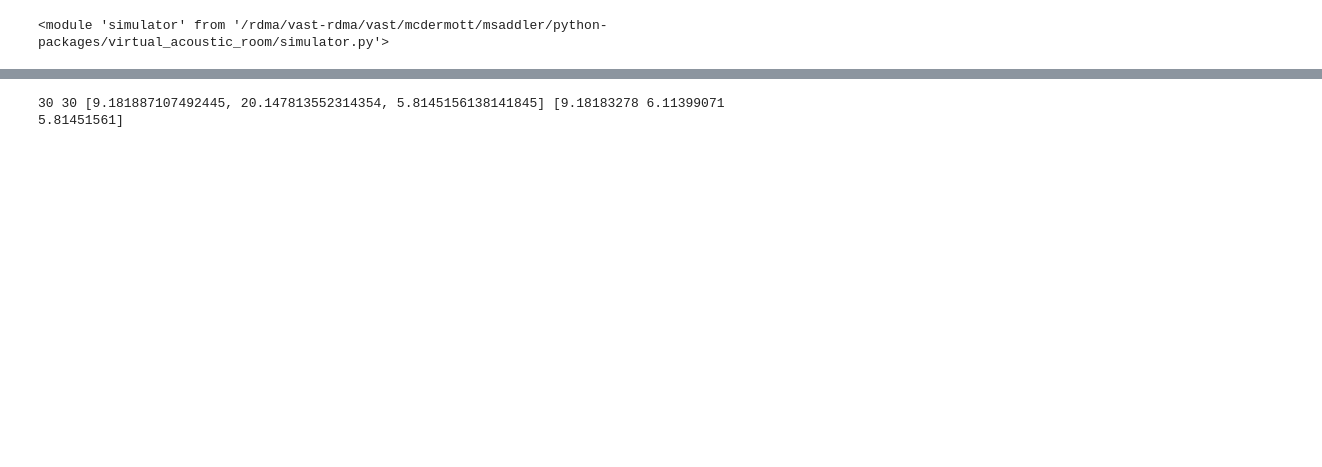
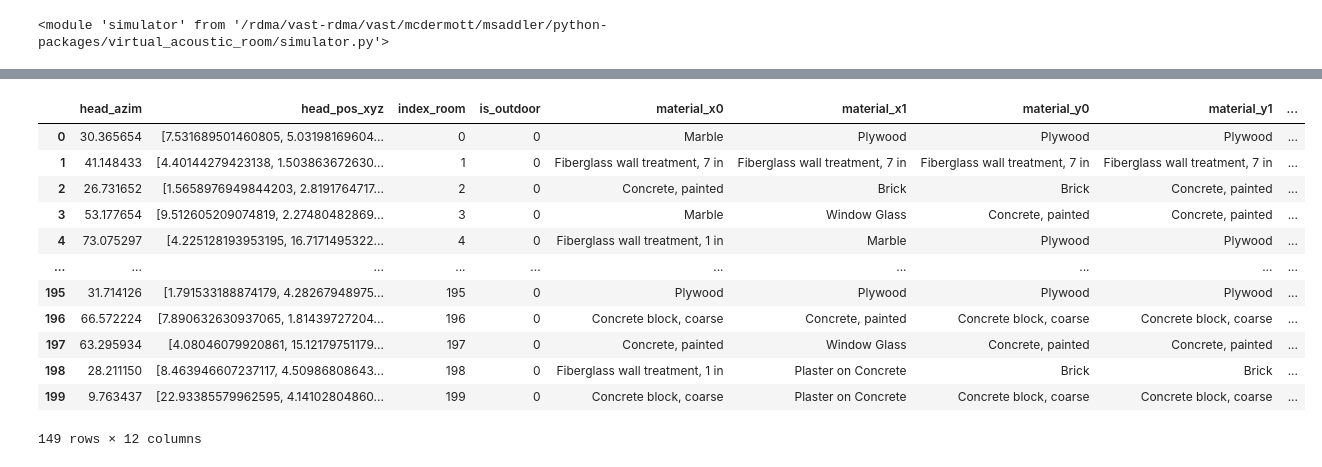
Before and after one commit to msaddler/virtual_acoustic_room, a Jupyter notebook: notebook_scratch.ipynb, the cells around one changed output, grey strips where cells are left out. Cells and saved outputs as stored; diff of their text form; code cells hidden in the pictures; blank space fills up the shorter version.

```diff
--- a/notebook_scratch.ipynb
+++ b/notebook_scratch.ipynb
@@ -191,15 +271,34 @@ plt.show()
+# %%
+df_room[df_room.is_outdoor == 0]
+# %% [output]
+|  | head_azim | head_pos_xyz | index_room | is_outdoor | material_x0 | material_x1 | material_y0 | material_y1 | ... |
+| 0 | 30.365654 | [7.531689501460805, 5.03198169604... | 0 | 0 | Marble | Plywood | Plywood | Plywood | ... |
+| 1 | 41.148433 | [4.40144279423138, 1.503863672630... | 1 | 0 | Fiberglass wall treatment, 7 in | Fiberglass wall treatment, 7 in | Fiberglass wall treatment, 7 in | Fiberglass wall treatment, 7 in | ... |
+| 2 | 26.731652 | [1.5658976949844203, 2.8191764717... | 2 | 0 | Concrete, painted | Brick | Brick | Concrete, painted | ... |
+| 3 | 53.177654 | [9.512605209074819, 2.27480482869... | 3 | 0 | Marble | Window Glass | Concrete, painted | Concrete, painted | ... |
+| 4 | 73.075297 | [4.225128193953195, 16.7171495322... | 4 | 0 | Fiberglass wall treatment, 1 in | Marble | Plywood | Plywood | ... |
+| ... | ... | ... | ... | ... | ... | ... | ... | ... | ... |
+| 195 | 31.714126 | [1.791533188874179, 4.28267948975... | 195 | 0 | Plywood | Plywood | Plywood | Plywood | ... |
+| 196 | 66.572224 | [7.890632630937065, 1.81439727204... | 196 | 0 | Concrete block, coarse | Concrete, painted | Concrete block, coarse | Concrete block, coarse | ... |
+| 197 | 63.295934 | [4.08046079920861, 15.12179751179... | 197 | 0 | Concrete, painted | Window Glass | Concrete, painted | Concrete, painted | ... |
+| 198 | 28.211150 | [8.463946607237117, 4.50986808643... | 198 | 0 | Fiberglass wall treatment, 1 in | Plaster on Concrete | Brick | Brick | ... |
+| 199 | 9.763437 | [22.93385579962595, 4.14102804860... | 199 | 0 | Concrete block, coarse | Plaster on Concrete | Concrete block, coarse | Concrete block, coarse | ... |
+149 rows × 12 columns
 # %%
 importlib.reload(simulator);
 
-for _ in range(300):
+for _ in range(100):
     np.random.seed(_)
-    room_parameters = simulator.sample_room_parameters(verbose=False)
-    head_parameters = simulator.sample_head_parameters(room_dim_xyz=room_parameters['room_dim_xyz'], verbose=False)
+    room_parameters = simulator.sample_room_parameters(
+        verbose=False)
+    head_parameters = simulator.sample_head_parameters(
+        room_dim_xyz=room_parameters['room_dim_xyz'],
+        verbose=False)
     room_dim_xyz = room_parameters['room_dim_xyz']
     head_azim = head_parameters['head_azim']
     head_azim = 0
     head_pos_xyz = head_parameters['head_pos_xyz']
-    buffer_pos = 0
+    buffer = 0
     for src_azim in range(0, 360, 15):
         for src_elev in range(-60, 61, 5):
             src_dist = simulator.distance_to_wall(
@@ -213,11 +312,9 @@ for _ in range(300):
                 src_dist * np.cos(np.deg2rad(src_elev)) * np.sin(np.deg2rad(src_azim + head_azim)) + head_pos_xyz[1],
                 src_dist * np.sin(np.deg2rad(src_elev)) + head_pos_xyz[2],
             ])
-            assert simulator.is_valid_position(head_pos_xyz, room_dim_xyz, buffer=buffer_pos), "Invalid head position"
+            assert simulator.is_valid_position(head_pos_xyz, room_dim_xyz, buffer=buffer), "Invalid head position"
             if (np.sum(np.isclose(src_pos_xyz, 0)) == 1) or (np.sum(np.isclose(src_pos_xyz, room_dim_xyz)) == 1):
                 pass
             else:
                 print(src_azim, src_elev, room_dim_xyz, src_pos_xyz)
-# %% [output]
-30 30 [9.181887107492445, 20.147813552314354, 5.8145156138141845] [9.18183278 6.11399071 5.81451561]
 # %%
```
Also changed, not shown: parts of 8 cells of this notebook, 1 other file.
